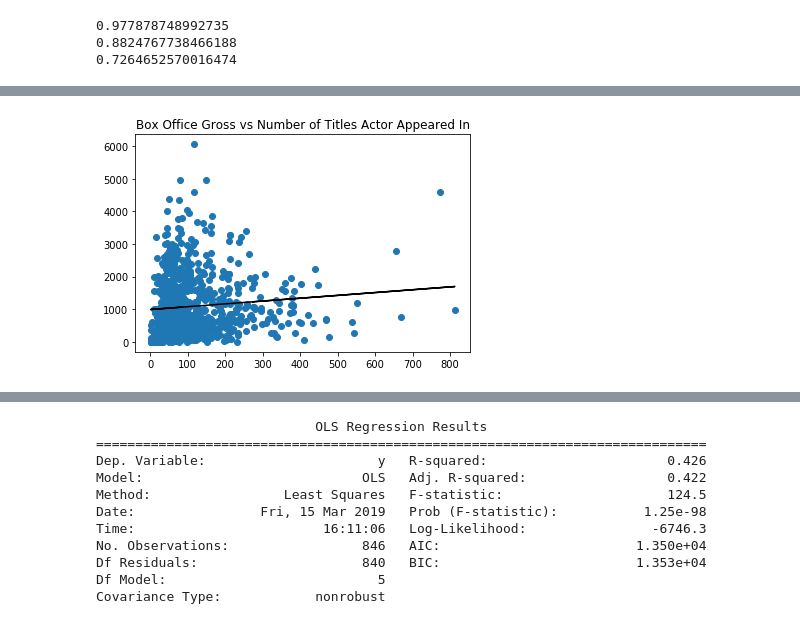
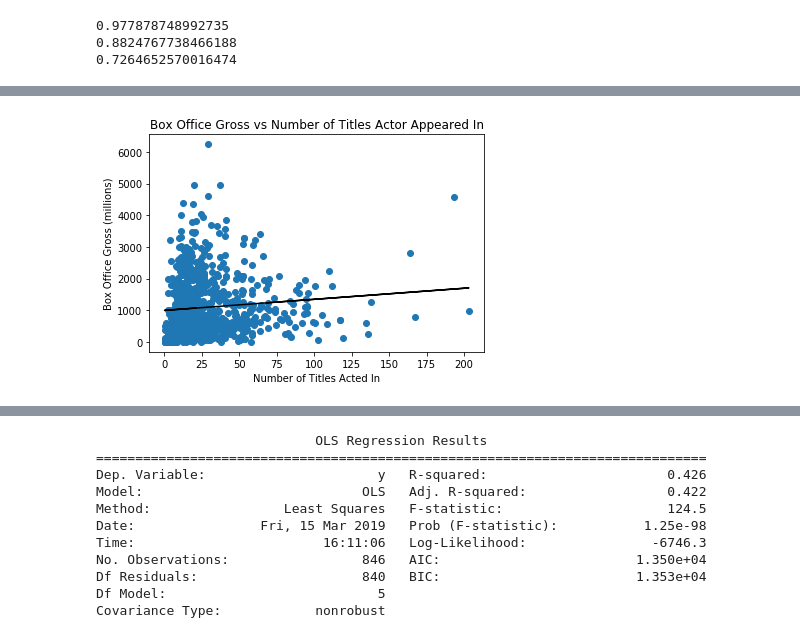
Before and after one commit to mjiang9/IW-Spring-2019, a Jupyter notebook: IW.ipynb, the cells around one changed output, grey strips where cells are left out. Cells and saved outputs as stored; diff of their text form; code cells hidden in the pictures.

```diff
--- a/IW.ipynb
+++ b/IW.ipynb
@@ -208,7 +213,7 @@ Gw = nx.Graph()
 Gm = nx.Graph()
 Gweighted = nx.Graph()
 moviecountdict = {}
-
+agedict = {}
 with open('title.principals.tsv') as tsvfile:
     reader = csv.reader(tsvfile, delimiter='\t')
     prev = ""
@@ -222,6 +227,7 @@ with open('title.principals.tsv') as tsvfile:
                 moviecountdict[dict[row[2]]] += 1
             else:
                 moviecountdict[dict[row[2]]] = 1
+            agedict[dict[row[2]]] = 0 if birthdict[row[2]] == '\N' else 2019-int(birthdict[row[2]])
         elif row[3] == 'actress' and row[2] in dict and dict[row[2]] in boxofficedict:
             Gw.add_node(dict[row[2]])
             G.add_node(dict[row[2]])
@@ -230,6 +236,7 @@ with open('title.principals.tsv') as tsvfile:
                 moviecountdict[dict[row[2]]] += 1
             else:
                 moviecountdict[dict[row[2]]] = 1
+            agedict[dict[row[2]]] = 0 if birthdict[row[2]] == '\N' else 2019-int(birthdict[row[2]])
         else:
             continue
         if row[0] != prev:
@@ -922,3 +987,11 @@ def genderstats(x):
     print np.mean(x[:313]), np.std(x[:313])
     print np.mean(x[313:]), np.std(x[313:])
     print ""
+# %%
+def genderranksum(x):
+    xm = np.array(x[313:])
+    xf = np.array(x[:313])
+    print stats.ranksums(xm, xf)
+# %%
+for x in [degree_centralities, eigenvector_centralities, closeness_centralities, betweenness_centralities, cluster_coefficients]:
+    genderranksum(x)
@@ -1066,7 +1151,8 @@ print np.corrcoef(x, x_c)[0,1]
 # %%
 moviecounts = []
 for actor in actorlist:
-    moviecounts.append(moviecountdict.get(actor))
+    c = float(moviecountdict.get(actor))/4
+    moviecounts.append(c)
 # %%
 xc = np.array(moviecounts)
 yc = np.array(boxofficegross)
@@ -1081,11 +1167,13 @@ slope, intercept, r_value, p_value, std_err
 # %%
 plot.figure()
 plot.plot(moviecounts, boxofficegross, "o")
 plot.plot(moviecounts, [slope*x + intercept for x in moviecounts], "black")
 plot.title("Box Office Gross vs Number of Titles Actor Appeared In")
+plot.xlabel("Number of Titles Acted In")
+plot.ylabel("Box Office Gross (millions)")
 plot.show()
 # %% [output]
-[figure, old version]
+[figure, new version]
 # %%
 import statsmodels.api as sm
 import pandas as pd
```
Also changed, not shown: parts of 45 cells of this notebook.
